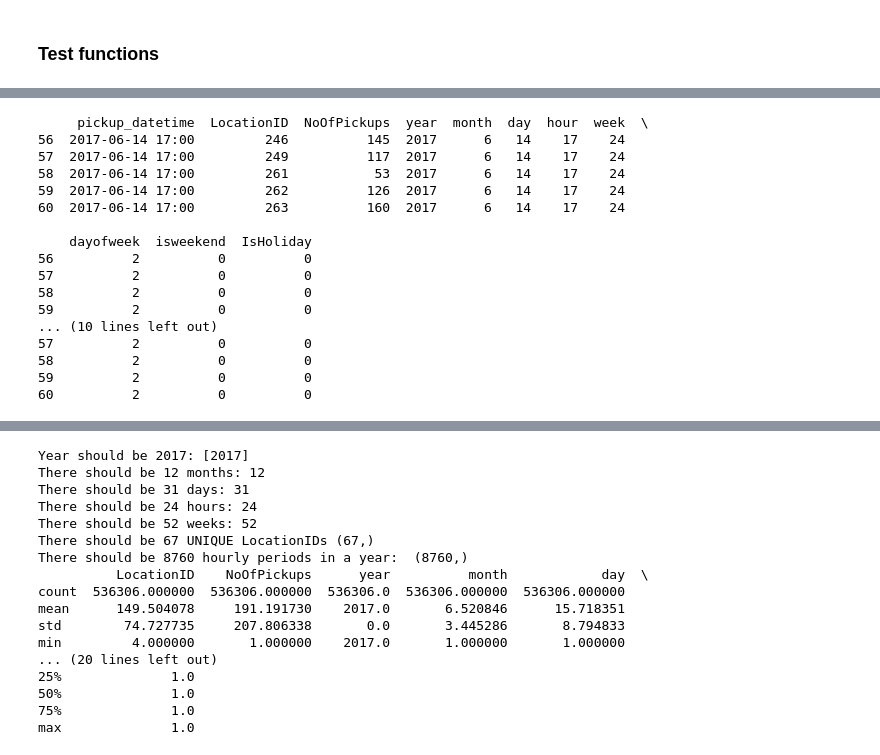
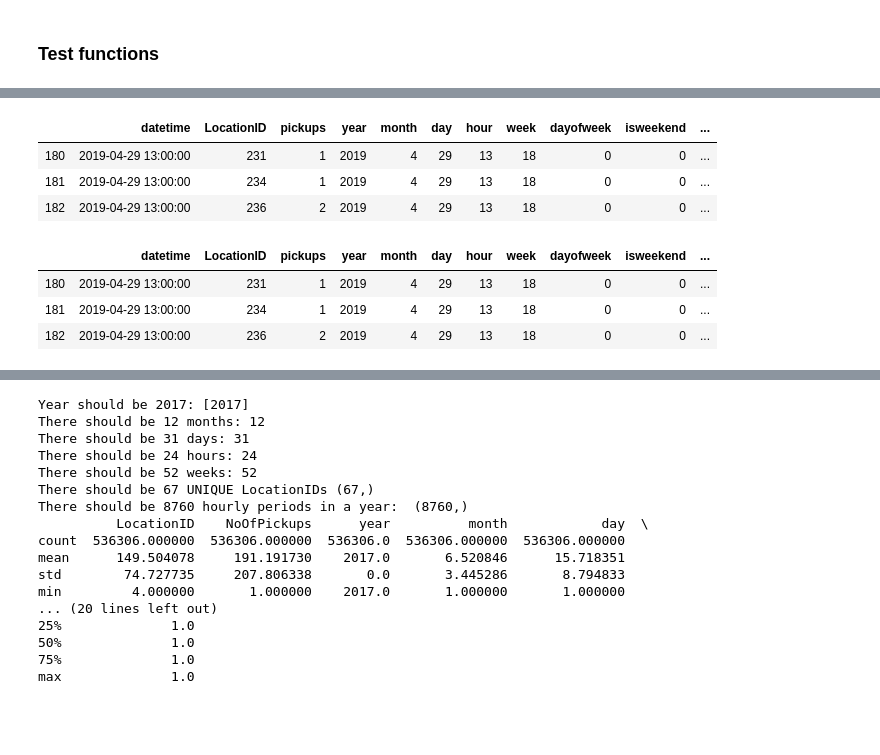
Before and after one commit to angelrps/MasterDataScience_FinalProject, a Jupyter notebook: notebooks/Data_Taxis_Clean_Transform.ipynb, the cells around one changed output, grey strips where cells are left out. Drawn from its saved outputs; the diff is of its cells as text; code cells hidden in the pictures; blank space fills up the shorter version.

Commit message:
Data_Taxis_Clean_Transform_organising almost done

```diff
--- a/notebooks/Data_Taxis_Clean_Transform.ipynb
+++ b/notebooks/Data_Taxis_Clean_Transform.ipynb
@@ -508,31 +524,34 @@ dfsample = pd.read_csv('../data/'+str(year)+'_Yellow_Taxi_Trip_Data.csv.bz2', se
 
 dfsample = dfsample.rename(columns={'PULocationID':'LocationID'})
 
-# 2. Remove all rows with 'trip_distance' < 0.06 (100m) because I consider them measurement errors or non representative values
+# 2. Drop NaNs
+dfsample.dropna(inplace=True)
+
+# 3. Remove all rows with 'trip_distance' < 0.06 (100m) because I consider them measurement errors or non representative values
 DistIndex_to_drop = dfsample[dfsample['trip_distance'] < 0.06].index
 dfsample.drop(DistIndex_to_drop, inplace=True)
 # dfsample[dfsample['trip_distance']<0.06].index # this should be none
 
-# 3. Remove rows with 'fare_amount' negative or <1$ because I consider them measurement errors or non relevant.
+# 4. Remove rows with 'fare_amount' negative or <1$ because I consider them measurement errors or non relevant.
 FareIndex_to_drop = dfsample[dfsample['fare_amount']<1].index
 dfsample.drop(FareIndex_to_drop, inplace=True)
 #dfsample[dfsample['fare_amount']<1] # this should be none
 
-# 4. Filter just Manhattan pickups
+# 5. Filter just Manhattan pickups
 dfsample = dfsample.loc[dfsample['LocationID'].isin(dfManZon_array)]
 #dfsample['LocationID'].unique().shape
 
-# 5. Select columns of interest.
+# 6. Select columns of interest.
 #    'datetime'
 #    'LocationID'
 dfsample = dfsample[['datetime','LocationID']].copy()
 #dfsample.head()
 
-# 6. Drop unwanted years
+# 7. Drop unwanted years
 dfsample.drop(dfsample[dfsample['datetime'] < pd.Timestamp(dt(year,1,1))].index, inplace=True)
 dfsample.drop(dfsample[dfsample['datetime'] >= pd.Timestamp(dt(year+1,1,1))].index, inplace=True)
 
-# 7. Groupby HOUR and LocationID
+# 8. Groupby HOUR and LocationID
     # set time period index
 dfsample.set_index('datetime', inplace=True) # Set timestamp as index
 dfsample = dfsample.to_period("H") # convert DATE to 1 hour PERIODS
@@ -548,26 +567,26 @@ dfsample['datetime'] = dfsample['datetime'].dt.to_timestamp()
 
 ########## BREAKDOWN DATETIME INTO OTHER USEFUL FEATURES ##########
 
-# 8. Create new variables from datetime
+# 9. Create new variables from datetime
 dfsample['year'] = dfsample['datetime'].dt.year
 dfsample['month'] = dfsample['datetime'].dt.month
 dfsample['day'] = dfsample['datetime'].dt.day
 dfsample['hour'] = dfsample['datetime'].dt.hour
 dfsample['week'] = dfsample['datetime'].dt.week
 dfsample['dayofweek'] = dfsample['datetime'].dt.dayofweek
-    # 8.1 create variable 'isweekend'
+    # 9.1 create variable 'isweekend'
 mask = (dfsample['dayofweek'] == 5) | (dfsample['dayofweek'] == 6)
 dfsample['isweekend'] = np.where(mask, 1, 0)
 #dfsample.sample(50)
 
-    # 8.2 Create date time index calendar
+    # 9.2 Create date time index calendar
 drange = pd.date_range(start=str(year)+'-01-01', end=str(year)+'-12-31')
 cal = calendar()
 holidays = cal.holidays(start=drange.min(), end=drange.max())
-    # 8.3 create new columns 'date' and 'isholiday'
+    # 9.3 create new columns 'date' and 'isholiday'
 dfsample['date'] = pd.to_datetime(dfsample['datetime'].dt.date)
 dfsample['isholiday'] = dfsample['datetime'].isin(holidays).astype(int)
-    # 8.4 drop column 'date'
+    # 9.4 drop column 'date'
 dfsample.drop(['date'], axis=1, inplace=True)
 
 display(dfsample.tail())
@@ -689,18 +742,9 @@ pd.options.display.max_columns = None
 pd.options.display.max_rows = None
 from pandas.tseries.holiday import USFederalHolidayCalendar as calendar
 
-# import file
 year = 2019
-dfsample_test = pd.read_csv('../data/'+str(year)+'_Yellow_Taxi_Trip_Data.csv.bz2', sep=',',
-                       usecols=['tpep_pickup_datetime','PULocationID','trip_distance','fare_amount'],
-                       nrows=9999,
-                       parse_dates={'datetime':['tpep_pickup_datetime']})
-
 dfManZon_array = get_manhattan_zones()
 
-dfsample_test = clean_data(dfsample_test, year, dfManZon_array)
-
-dfsample_test = add_date_features(dfsample_test, year)
-
+dfsample_test = process_data_sample(2019,dfManZon_array)
 dfsample_test.head()
 # %% [output]
@@ -748,3 +760,0 @@ def process_data_sample(yearIN, manhattan_zones_array):
-# %%
-dfsample_test = process_data_sample(2017,dfManZon_array)
-dfsample_test.head(10)
@@ -778,22 +774,13 @@ print(dfsample_test.shape)
 # %%
-print(dfsample.tail())
-print(dfsample_test.tail())
+display(dfsample.tail(3))
+display(dfsample_test.tail(3))
 # %% [output]
-     pickup_datetime  LocationID  NoOfPickups  year  month  day  hour  week  \
-56  2017-06-14 17:00         246          145  2017      6   14    17    24
-57  2017-06-14 17:00         249          117  2017      6   14    17    24
-58  2017-06-14 17:00         261           53  2017      6   14    17    24
-59  2017-06-14 17:00         262          126  2017      6   14    17    24
-60  2017-06-14 17:00         263          160  2017      6   14    17    24
-
-    dayofweek  isweekend  IsHoliday
-56          2          0          0
-57          2          0          0
-58          2          0          0
-59          2          0          0
-... (10 lines left out)
-57          2          0          0
-58          2          0          0
-59          2          0          0
-60          2          0          0
+|  | datetime | LocationID | pickups | year | month | day | hour | week | dayofweek | isweekend | ... |
+| 180 | 2019-04-29 13:00:00 | 231 | 1 | 2019 | 4 | 29 | 13 | 18 | 0 | 0 | ... |
+| 181 | 2019-04-29 13:00:00 | 234 | 1 | 2019 | 4 | 29 | 13 | 18 | 0 | 0 | ... |
+| 182 | 2019-04-29 13:00:00 | 236 | 2 | 2019 | 4 | 29 | 13 | 18 | 0 | 0 | ... |
+|  | datetime | LocationID | pickups | year | month | day | hour | week | dayofweek | isweekend | ... |
+| 180 | 2019-04-29 13:00:00 | 231 | 1 | 2019 | 4 | 29 | 13 | 18 | 0 | 0 | ... |
+| 181 | 2019-04-29 13:00:00 | 234 | 1 | 2019 | 4 | 29 | 13 | 18 | 0 | 0 | ... |
+| 182 | 2019-04-29 13:00:00 | 236 | 2 | 2019 | 4 | 29 | 13 | 18 | 0 | 0 | ... |
 # %%
```
Also changed, not shown: parts of 31 cells of this notebook.
